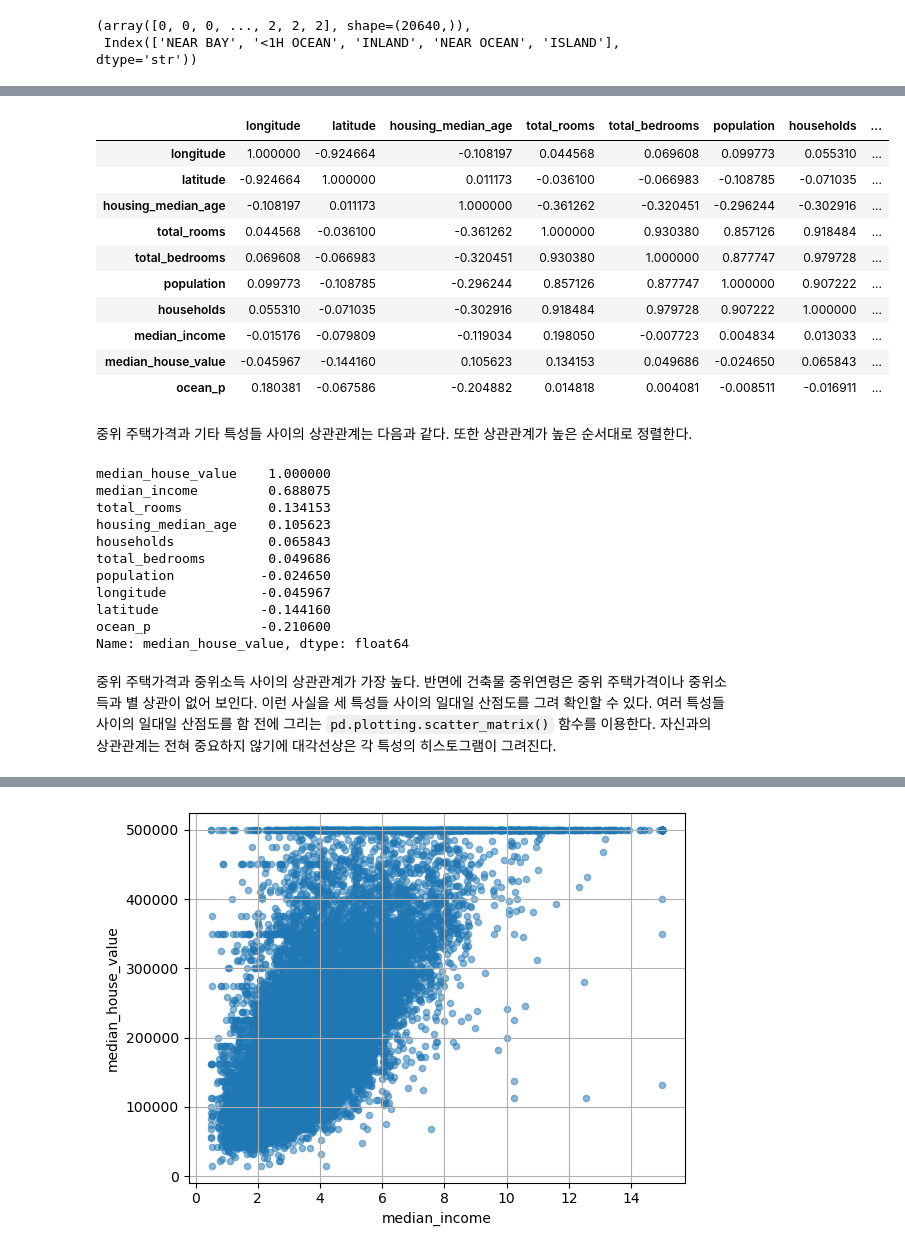
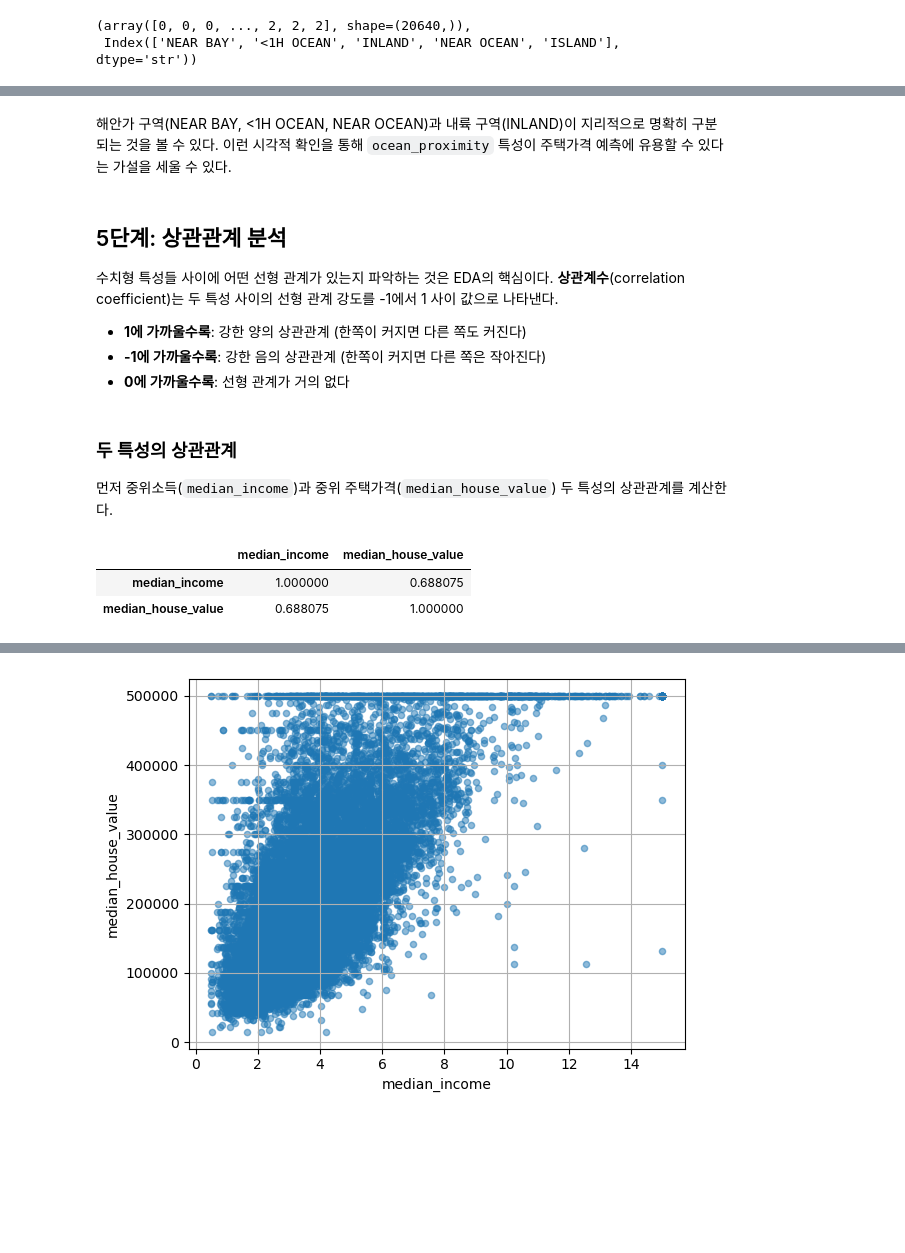
Before and after one commit to codingalzi/code-workout-datasci, a Jupyter notebook: data_exploration.ipynb, the cells around one changed output, grey strips where cells are left out. Drawn from its saved outputs; the diff is of its cells as text; code cells hidden in the pictures; blank space fills up the shorter version.

```diff
--- a/data_exploration.ipynb
+++ b/data_exploration.ipynb
@@ -287,38 +366,24 @@ plt.show()
+# %% [markdown]
+해안가 구역(NEAR BAY, <1H OCEAN, NEAR OCEAN)과 내륙 구역(INLAND)이
+지리적으로 명확히 구분되는 것을 볼 수 있다.
+이런 시각적 확인을 통해 `ocean_proximity` 특성이 주택가격 예측에 유용할 수 있다는 가설을 세울 수 있다.
+# %% [markdown]
+## 5단계: 상관관계 분석
+
+수치형 특성들 사이에 어떤 선형 관계가 있는지 파악하는 것은 EDA의 핵심이다.
+**상관계수**(correlation coefficient)는 두 특성 사이의 선형 관계 강도를 -1에서 1 사이 값으로 나타낸다.
+
+- **1에 가까울수록**: 강한 양의 상관관계 (한쪽이 커지면 다른 쪽도 커진다)
+- **-1에 가까울수록**: 강한 음의 상관관계 (한쪽이 커지면 다른 쪽은 작아진다)
+- **0에 가까울수록**: 선형 관계가 거의 없다
+# %% [markdown]
+### 두 특성의 상관관계
+
+먼저 중위소득(`median_income`)과 중위 주택가격(`median_house_value`) 두 특성의 상관관계를 계산한다.
 # %%
-corr_matrix = housing.corr(numeric_only=True)
+corr_matrix = housing.loc[:, ['median_income', 'median_house_value']].corr()
 corr_matrix
 # %% [output]
-|  | longitude | latitude | housing_median_age | total_rooms | total_bedrooms | population | households | ... |
-| longitude | 1.000000 | -0.924664 | -0.108197 | 0.044568 | 0.069608 | 0.099773 | 0.055310 | ... |
-| latitude | -0.924664 | 1.000000 | 0.011173 | -0.036100 | -0.066983 | -0.108785 | -0.071035 | ... |
-| housing_median_age | -0.108197 | 0.011173 | 1.000000 | -0.361262 | -0.320451 | -0.296244 | -0.302916 | ... |
-| total_rooms | 0.044568 | -0.036100 | -0.361262 | 1.000000 | 0.930380 | 0.857126 | 0.918484 | ... |
-| total_bedrooms | 0.069608 | -0.066983 | -0.320451 | 0.930380 | 1.000000 | 0.877747 | 0.979728 | ... |
-| population | 0.099773 | -0.108785 | -0.296244 | 0.857126 | 0.877747 | 1.000000 | 0.907222 | ... |
-| households | 0.055310 | -0.071035 | -0.302916 | 0.918484 | 0.979728 | 0.907222 | 1.000000 | ... |
-| median_income | -0.015176 | -0.079809 | -0.119034 | 0.198050 | -0.007723 | 0.004834 | 0.013033 | ... |
-| median_house_value | -0.045967 | -0.144160 | 0.105623 | 0.134153 | 0.049686 | -0.024650 | 0.065843 | ... |
-| ocean_p | 0.180381 | -0.067586 | -0.204882 | 0.014818 | 0.004081 | -0.008511 | -0.016911 | ... |
+|  | median_income | median_house_value |
+| median_income | 1.000000 | 0.688075 |
+| median_house_value | 0.688075 | 1.000000 |
-# %% [markdown]
-중위 주택가격과 기타 특성들 사이의 상관관계는 다음과 같다.
-또한 상관관계가 높은 순서대로 정렬한다.
-# %%
-corr_matrix["median_house_value"].sort_values(ascending=False)
-# %% [output]
-median_house_value    1.000000
-median_income         0.688075
-total_rooms           0.134153
-housing_median_age    0.105623
-households            0.065843
-total_bedrooms        0.049686
-population           -0.024650
-longitude            -0.045967
-latitude             -0.144160
-ocean_p              -0.210600
-Name: median_house_value, dtype: float64
-# %% [markdown]
-중위 주택가격과 중위소득 사이의 상관관계가 가장 높다.
-반면에 건축물 중위연령은 중위 주택가격이나 중위소득과 별 상관이 없어 보인다.
-이런 사실을 세 특성들 사이의 일대일 산점도를 그려 확인할 수 있다.
-여러 특성들 사이의 일대일 산점도를 함 전에 그리는 `pd.plotting.scatter_matrix()` 함수를 이용한다.
-자신과의 상관관계는 전혀 중요하지 않기에 대각선상은 각 특성의 히스토그램이 그려진다.
```
Also changed, not shown: parts of 187 cells of this notebook, 1 other file.
